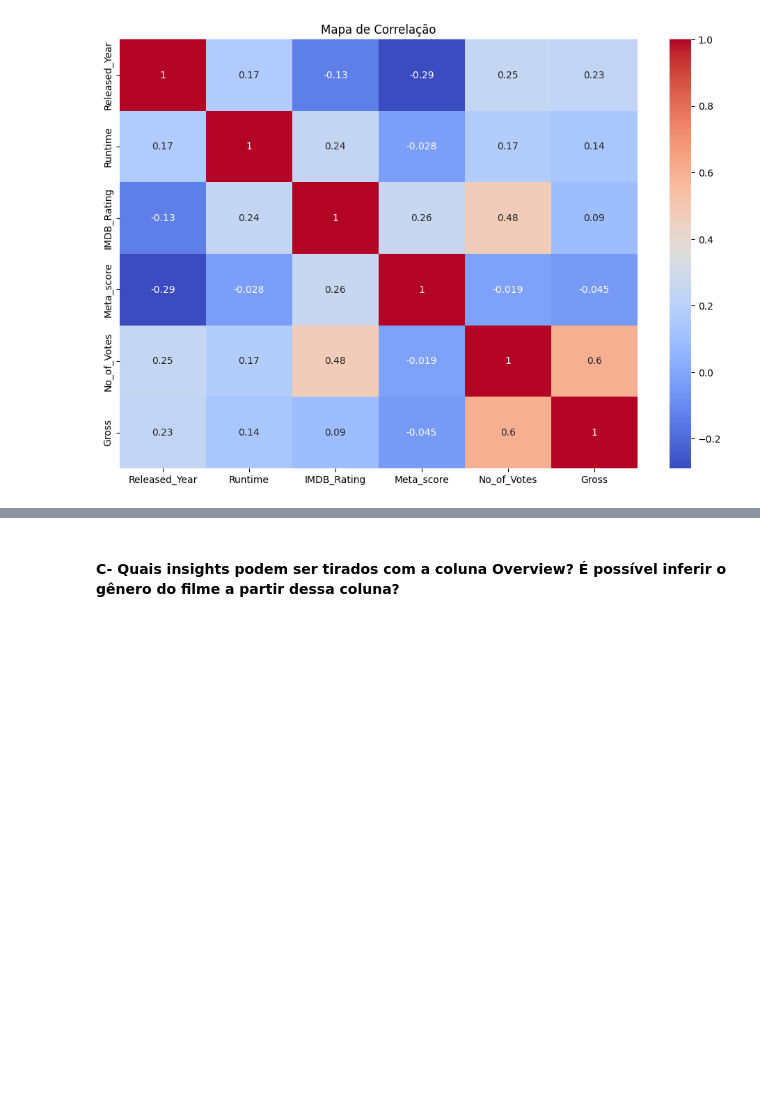
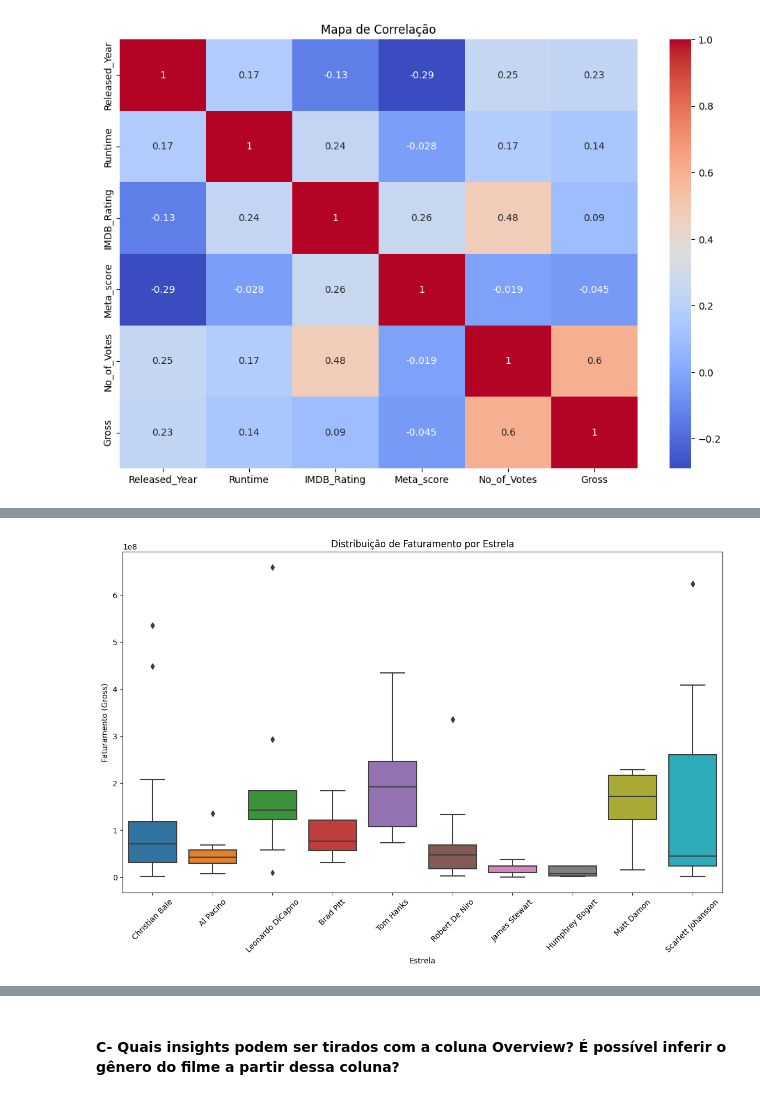
Before and after one commit to Ruann-01/LH_CD_RUANN_CAMPOS_DE_CASTRO_FARRAPO, a Jupyter notebook: Notebook_EDA.ipynb, the cells around one changed output, grey strips where cells are left out. Drawn from its saved outputs; the diff is of its cells as text; code cells hidden in the pictures; blank space fills up the shorter version.

```diff
--- a/Notebook_EDA.ipynb
+++ b/Notebook_EDA.ipynb
@@ -306,0 +333,12 @@ Com base na análise de correlação, os principais fatores que se correlacionam
+# %%
+
+# Criar o Boxplot
+plt.figure(figsize=(14, 8))
+sns.boxplot(x='Star', y='Gross', data=df_top_stars)
+plt.xticks(rotation=45)
+plt.title('Distribuição de Faturamento por Estrela')
+plt.xlabel('Estrela')
+plt.ylabel('Faturamento (Gross)')
+plt.show()
+# %% [output]
+[figure, added]
```
Also changed, not shown: parts of 7 cells of this notebook.
